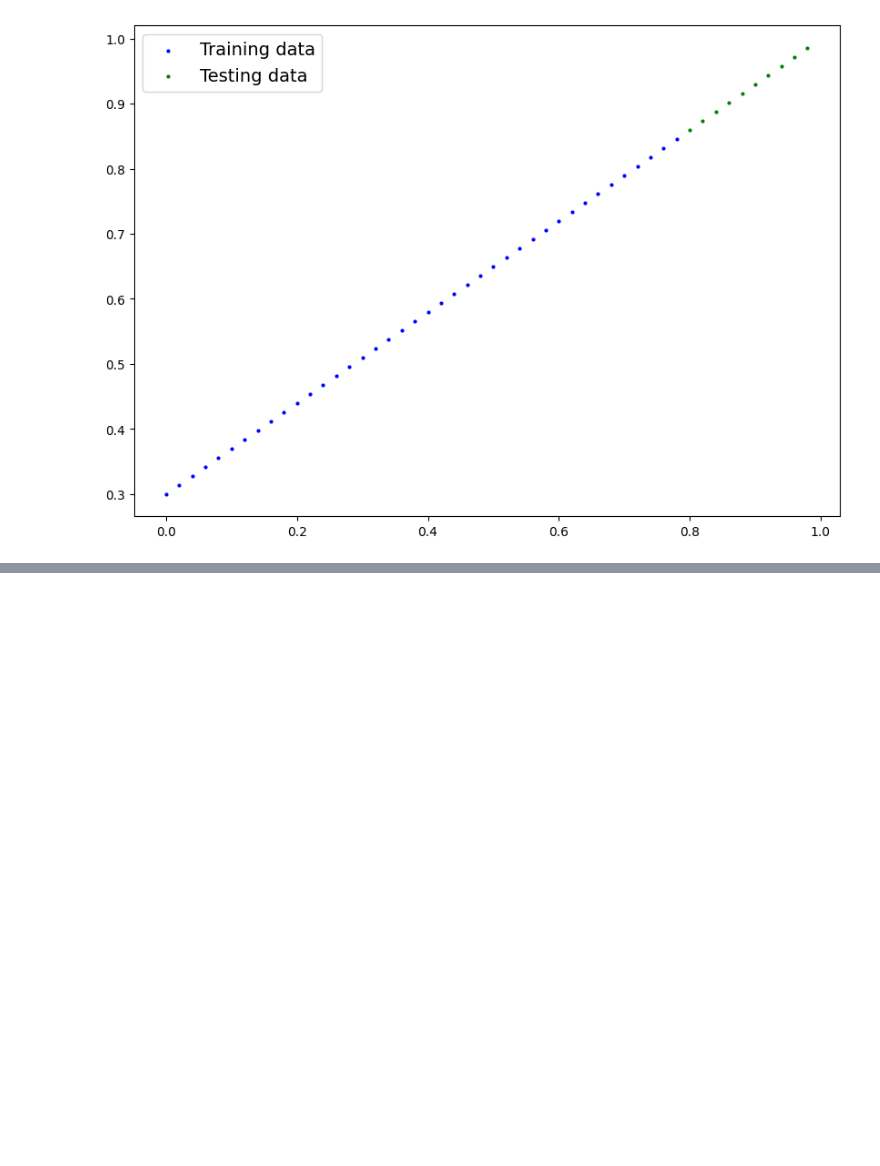
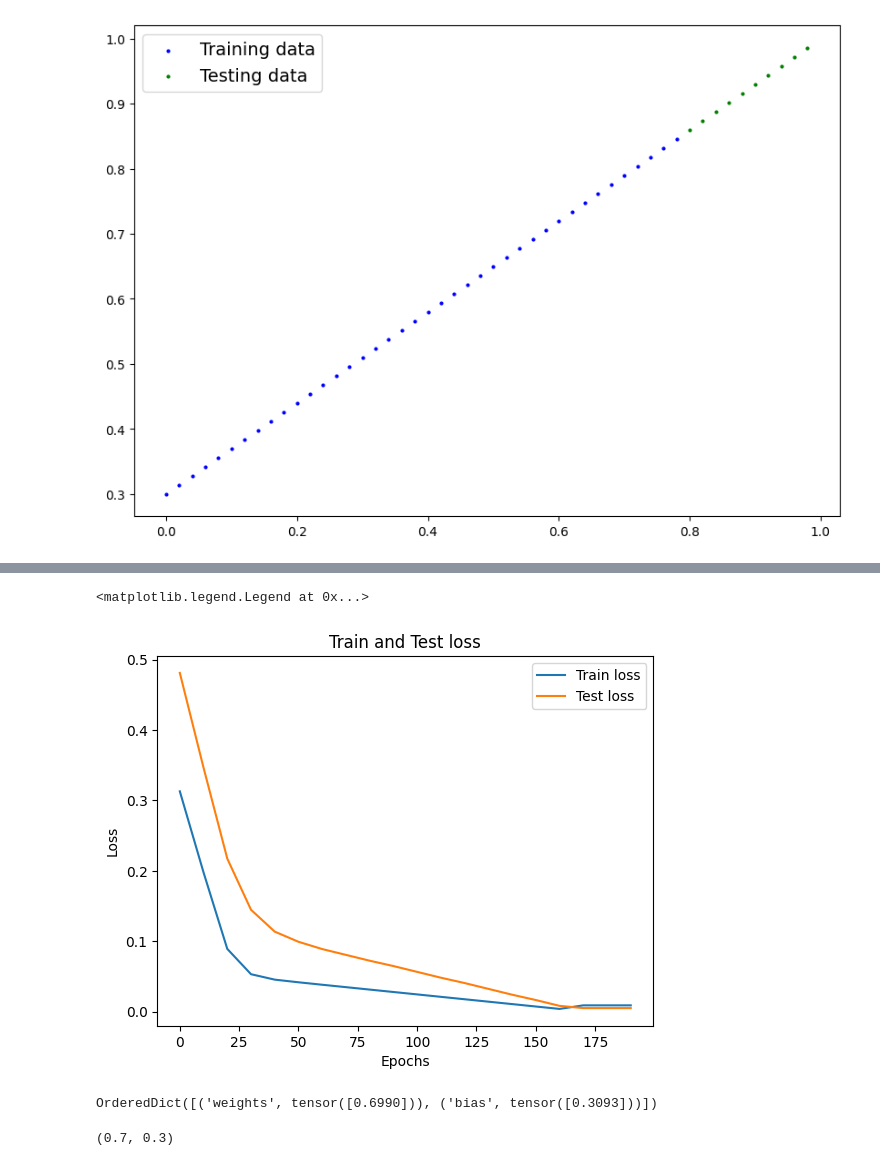
Before and after one commit to aungsannphyo/PyTorch-for-Deep-Learning-Machine-Learning, a Jupyter notebook: 01_pytorch_workflow.ipynb, the cells around one changed output, grey strips where cells are left out. Drawn from its saved outputs; the diff is of its cells as text; code cells hidden in the pictures; blank space fills up the shorter version.

```diff
--- a/01_pytorch_workflow.ipynb
+++ b/01_pytorch_workflow.ipynb
@@ -159,0 +340,7 @@ class LinearRegressionModel(nn.Module): # <- almost everything in PyTorch inheri
+# %%
+# Setup loss function
+loss_fn = nn.L1Loss()
+
+# Setup  Optimizer ( Stochastic Gradient Descent )
+optimizer = torch.optim.SGD(params=model_0.parameters(),
+                            lr=0.01) # lr is the learning rate = possibly the most important hyperparameter
@@ -159,0 +421,10 @@ class LinearRegressionModel(nn.Module): # <- almost everything in PyTorch inheri
+# %%
+plt.plot(epoch_count, loss_values, label="Train loss")
+plt.plot(epoch_count, test_loss_values, label="Test loss")
+plt.title("Train and Test loss")
+plt.xlabel("Epochs")
+plt.ylabel("Loss")
+plt.legend()
+# %% [output]
+<matplotlib.legend.Legend at 0x...>
+[figure, added]
@@ -159,0 +434,8 @@ class LinearRegressionModel(nn.Module): # <- almost everything in PyTorch inheri
+# %%
+model_0.state_dict()
+# %% [output]
+OrderedDict([('weights', tensor([0.6990])), ('bias', tensor([0.3093]))])
+# %%
+weight, bias
+# %% [output]
+(0.7, 0.3)
```
Also changed, not shown: parts of 57 cells of this notebook, 3 other files.
